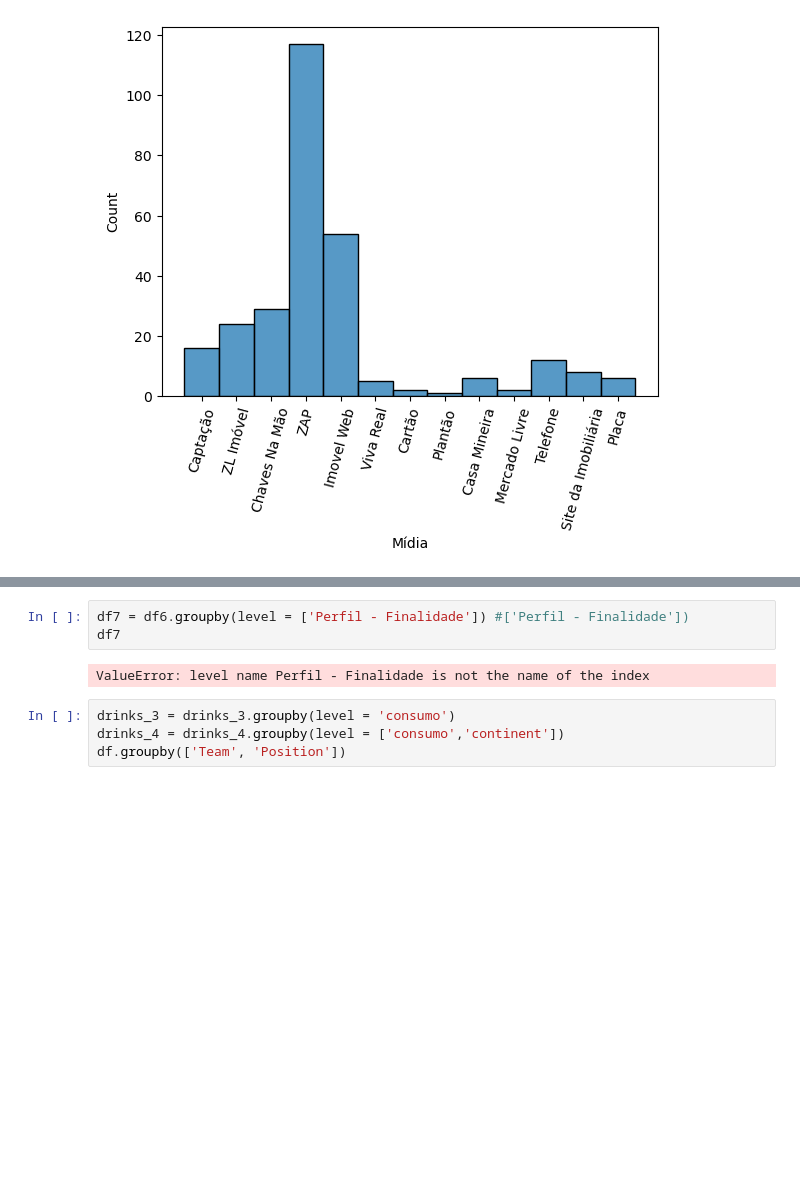
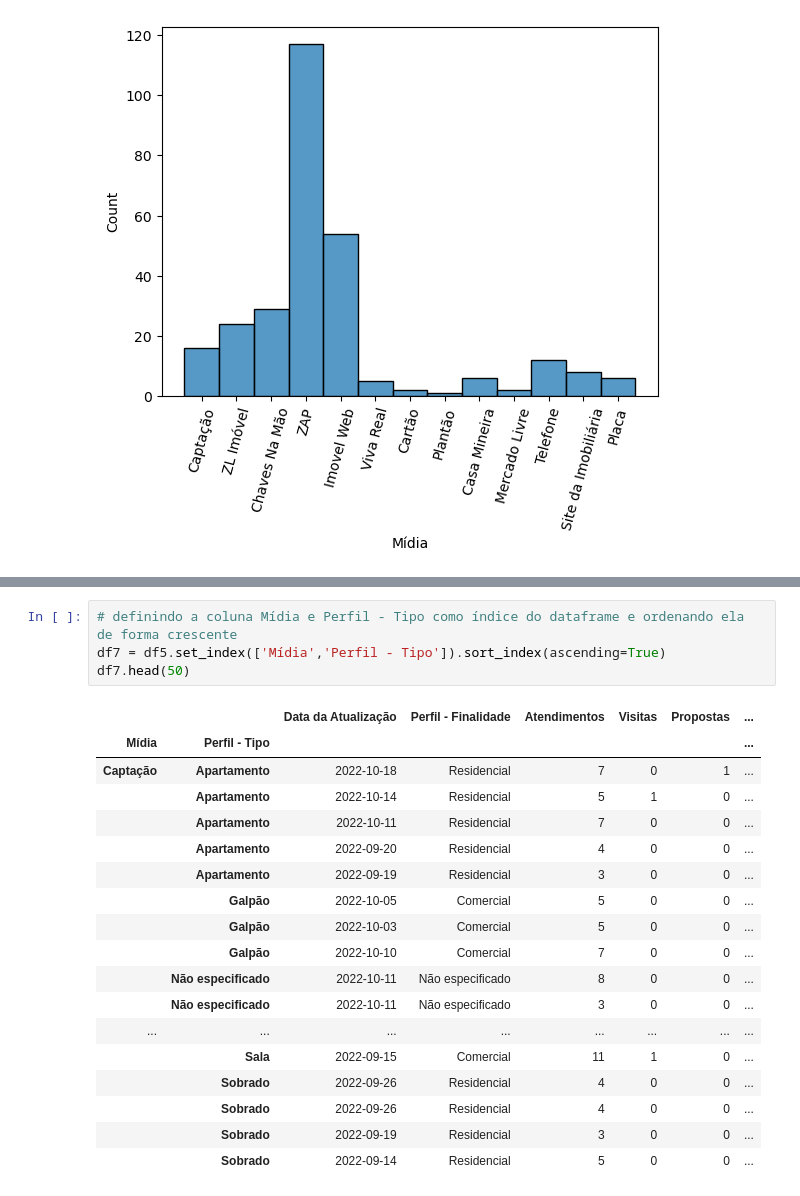
Before and after one commit to paulojr86/analise-de-KPIs, a Jupyter notebook: analise-de-KPIs.ipynb, the cells around one changed output, grey strips where cells are left out. Drawn from its saved outputs; the diff is of its cells as text; blank space fills up the shorter version.

```diff
--- a/analise-de-KPIs.ipynb
+++ b/analise-de-KPIs.ipynb
@@ -168,9 +162,23 @@ df6.head(30)
-# %%
-df7 = df6.groupby(level = ['Perfil - Finalidade']) #['Perfil - Finalidade'])
-df7
-# %% [output]
-ValueError: level name Perfil - Finalidade is not the name of the index
-# %%
-drinks_3 = drinks_3.groupby(level = 'consumo')
-drinks_4 = drinks_4.groupby(level = ['consumo','continent'])
-df.groupby(['Team', 'Position'])
+# %%
+# definindo a coluna Mídia e Perfil - Tipo como índice do dataframe e ordenando ela de forma crescente
+df7 = df5.set_index(['Mídia','Perfil - Tipo']).sort_index(ascending=True)
+df7.head(50)
+# %% [output]
+|  |  | Data da Atualização | Perfil - Finalidade | Atendimentos | Visitas | Propostas | ... |
+| Mídia | Perfil - Tipo |  |  |  |  |  | ... |
+| Captação | Apartamento | 2022-10-18 | Residencial | 7 | 0 | 1 | ... |
+|  | Apartamento | 2022-10-14 | Residencial | 5 | 1 | 0 | ... |
+|  | Apartamento | 2022-10-11 | Residencial | 7 | 0 | 0 | ... |
+|  | Apartamento | 2022-09-20 | Residencial | 4 | 0 | 0 | ... |
+|  | Apartamento | 2022-09-19 | Residencial | 3 | 0 | 0 | ... |
+|  | Galpão | 2022-10-05 | Comercial | 5 | 0 | 0 | ... |
+|  | Galpão | 2022-10-03 | Comercial | 5 | 0 | 0 | ... |
+|  | Galpão | 2022-10-10 | Comercial | 7 | 0 | 0 | ... |
+|  | Não especificado | 2022-10-11 | Não especificado | 8 | 0 | 0 | ... |
+|  | Não especificado | 2022-10-11 | Não especificado | 3 | 0 | 0 | ... |
+| ... | ... | ... | ... | ... | ... | ... | ... |
+|  | Sala | 2022-09-15 | Comercial | 11 | 1 | 0 | ... |
+|  | Sobrado | 2022-09-26 | Residencial | 4 | 0 | 0 | ... |
+|  | Sobrado | 2022-09-26 | Residencial | 4 | 0 | 0 | ... |
+|  | Sobrado | 2022-09-19 | Residencial | 3 | 0 | 0 | ... |
+|  | Sobrado | 2022-09-14 | Residencial | 5 | 0 | 0 | ... |
```
Also changed, not shown: parts of 5 cells of this notebook.
